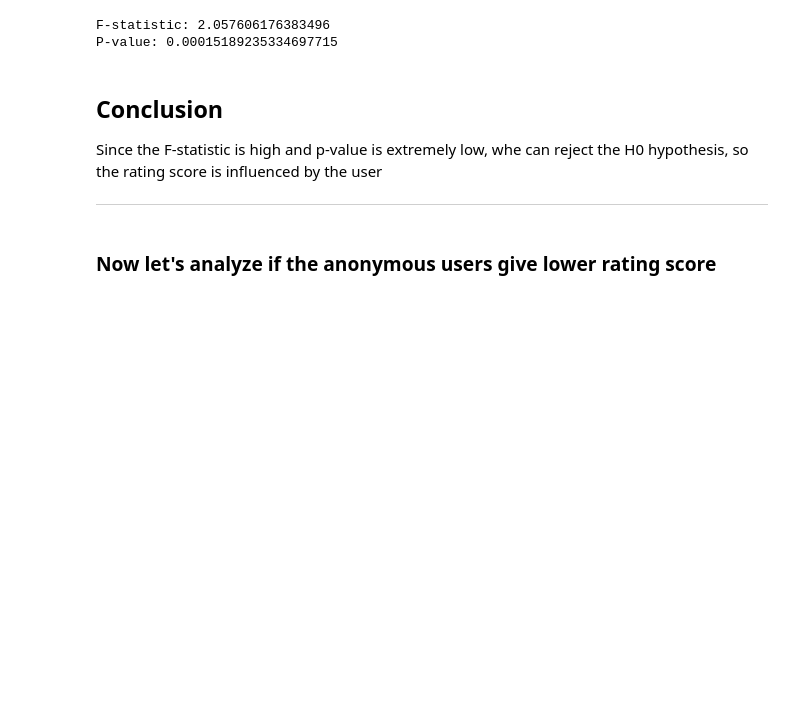
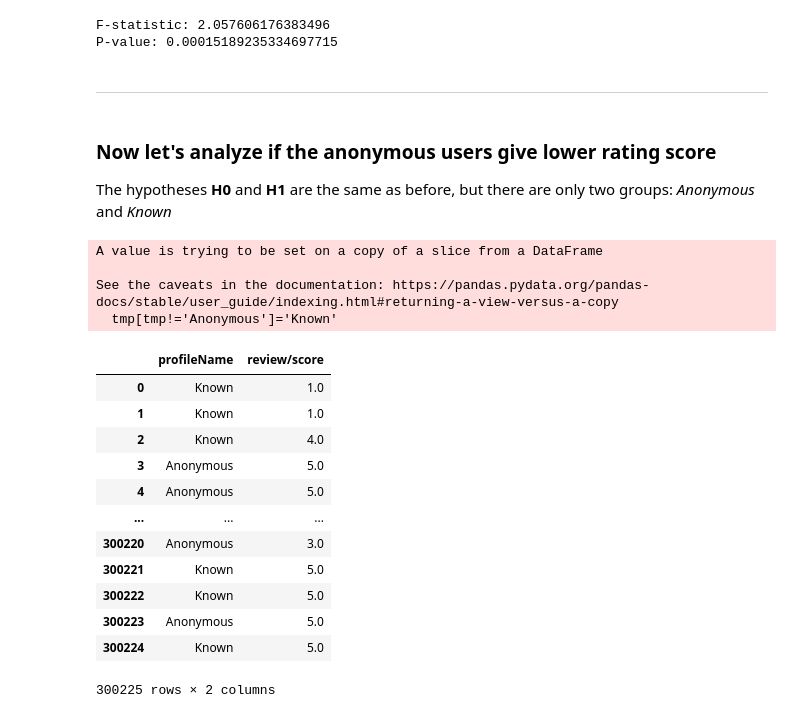
Before and after one commit to AndreaAlberti07/Amazon-books-reviews-ML, a Jupyter notebook: notebooks/hypotesis_testing/hypothesis_4.ipynb, the cells around one changed output. Cells and saved outputs as stored; diff of their text form; code cells hidden in the pictures; blank space fills up the shorter version.

Commit message:
tested hypothesis 4 (#6)

```diff
--- a/notebooks/hypotesis_testing/hypothesis_4.ipynb
+++ b/notebooks/hypotesis_testing/hypothesis_4.ipynb
@@ -130,10 +136,32 @@ print(f"P-value: {p_value}")
 # %% [output]
 F-statistic: 2.057606176383496
 P-value: 0.00015189235334697715
-# %% [markdown]
-## Conclusion
-Since the F-statistic is high and p-value is extremely low, whe can reject the H0 hypothesis, so the rating score is influenced by the user
-
-----
+# %% [markdown]
+---
 # %% [markdown]
+
 ### Now let's analyze if the anonymous users give lower rating score
+The hypotheses **H0** and **H1** are the same as before, but there are only two groups: *Anonymous* and *Known*
+# %%
+tmp=source_df.profileName
+tmp[tmp!='Anonymous']='Known'
+source_df.profileName=tmp
+source_df
+# %% [output]
+A value is trying to be set on a copy of a slice from a DataFrame
+
+See the caveats in the documentation: https://pandas.pydata.org/pandas-docs/stable/user_guide/indexing.html#returning-a-view-versus-a-copy
+  tmp[tmp!='Anonymous']='Known'
+|  | profileName | review/score |
+| 0 | Known | 1.0 |
+| 1 | Known | 1.0 |
+| 2 | Known | 4.0 |
+| 3 | Anonymous | 5.0 |
+| 4 | Anonymous | 5.0 |
+| ... | ... | ... |
+| 300220 | Anonymous | 3.0 |
+| 300221 | Known | 5.0 |
+| 300222 | Known | 5.0 |
+| 300223 | Anonymous | 5.0 |
+| 300224 | Known | 5.0 |
+300225 rows × 2 columns
```
Also changed, not shown: parts of 7 cells of this notebook.
